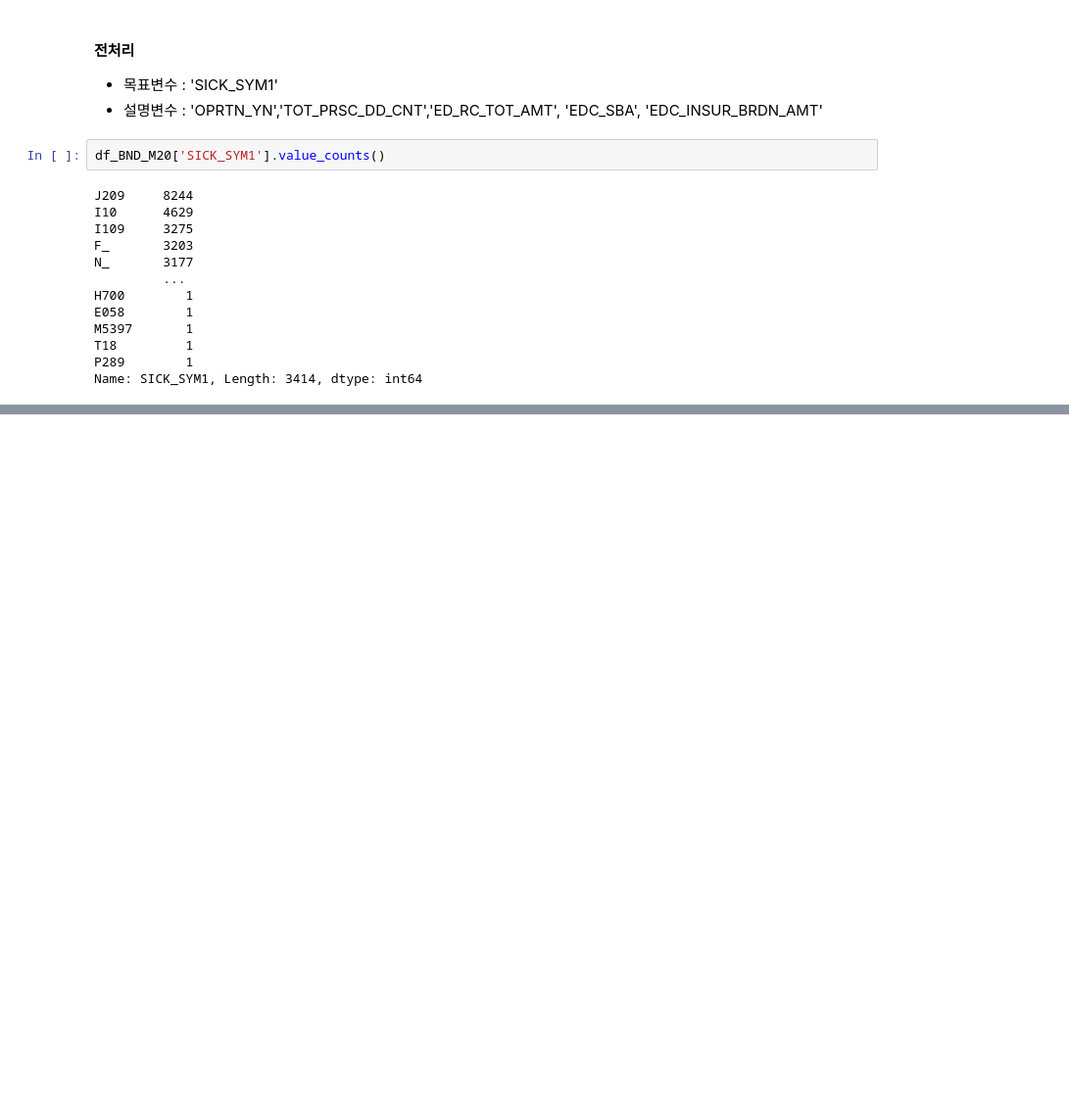
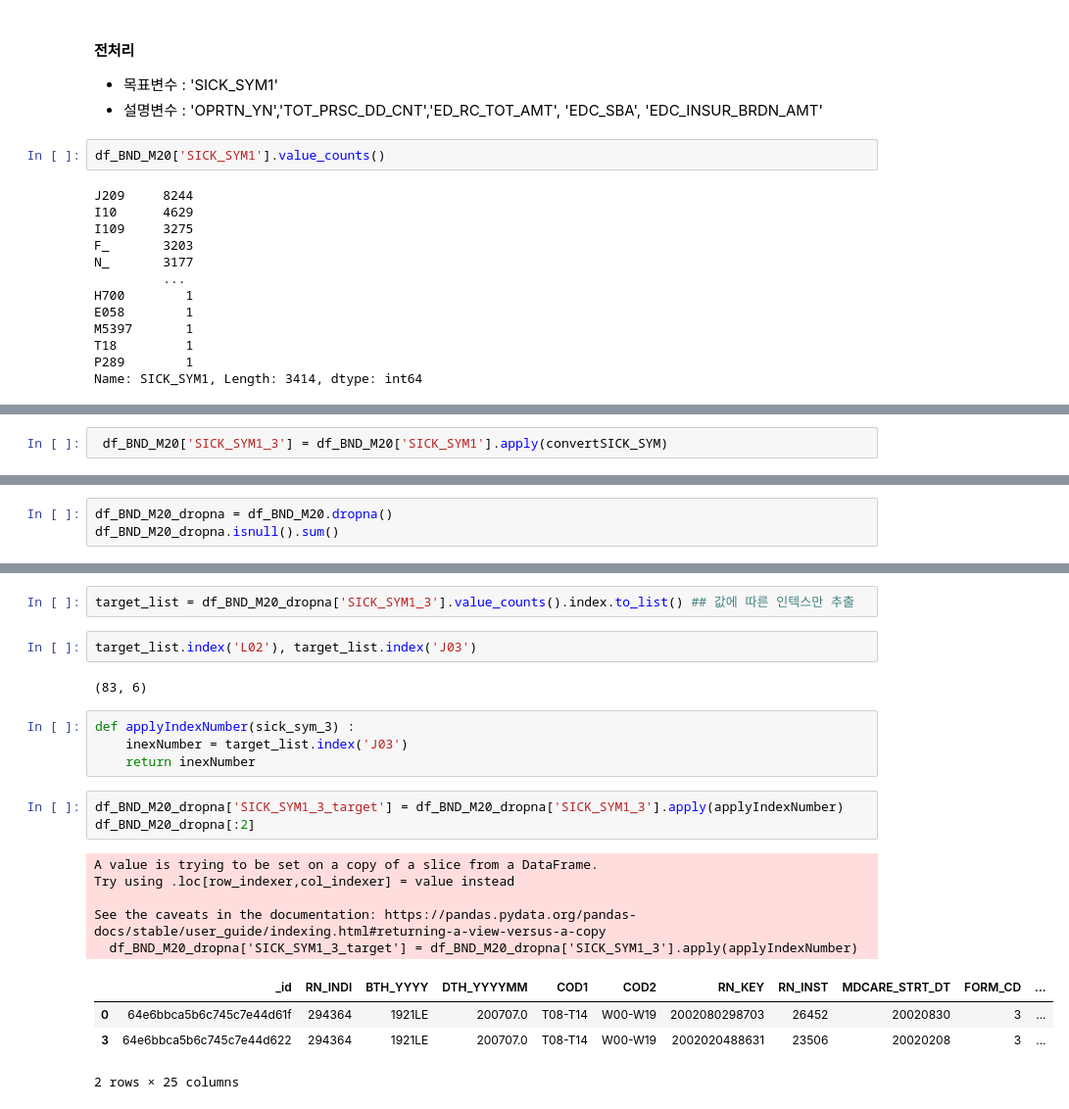
Before and after one commit to GabaeOh/study_AIs, a Jupyter notebook: codes/MLs/Classifications/NSC_BND_M20_DecisionTreeClassifier_preprocess.ipynb, the cells around one changed output, grey strips where cells are left out. Shown at 98% size. Drawn from its saved outputs; the diff is of its cells as text; blank space fills up the shorter version.

```diff
--- a/codes/MLs/Classifications/NSC_BND_M20_DecisionTreeClassifier_preprocess.ipynb
+++ b/codes/MLs/Classifications/NSC_BND_M20_DecisionTreeClassifier_preprocess.ipynb
@@ -123,0 +65,2 @@ accuracy_score(target_SICK, target_prdict) #실제값과 예측한 값을 비교
+# %%
+ df_BND_M20['SICK_SYM1_3'] = df_BND_M20['SICK_SYM1'].apply(convertSICK_SYM)
@@ -123,0 +82,3 @@ accuracy_score(target_SICK, target_prdict) #실제값과 예측한 값을 비교
+# %%
+df_BND_M20_dropna = df_BND_M20.dropna()
+df_BND_M20_dropna.isnull().sum()
@@ -123,0 +103,23 @@ accuracy_score(target_SICK, target_prdict) #실제값과 예측한 값을 비교
+# %%
+target_list = df_BND_M20_dropna['SICK_SYM1_3'].value_counts().index.to_list() ## 값에 따른 인텍스만 추출
+# %%
+target_list.index('L02'), target_list.index('J03')
+# %% [output]
+(83, 6)
+# %%
+def applyIndexNumber(sick_sym_3) :
+    inexNumber = target_list.index('J03')
+    return inexNumber
+# %%
+df_BND_M20_dropna['SICK_SYM1_3_target'] = df_BND_M20_dropna['SICK_SYM1_3'].apply(applyIndexNumber)
+df_BND_M20_dropna[:2]
+# %% [output]
+A value is trying to be set on a copy of a slice from a DataFrame.
+Try using .loc[row_indexer,col_indexer] = value instead
+
+See the caveats in the documentation: https://pandas.pydata.org/pandas-docs/stable/user_guide/indexing.html#returning-a-view-versus-a-copy
+  df_BND_M20_dropna['SICK_SYM1_3_target'] = df_BND_M20_dropna['SICK_SYM1_3'].apply(applyIndexNumber)
+|  | _id | RN_INDI | BTH_YYYY | DTH_YYYYMM | COD1 | COD2 | RN_KEY | RN_INST | MDCARE_STRT_DT | FORM_CD | ... |
+| 0 | 64e6bbca5b6c745c7e44d61f | 294364 | 1921LE | 200707.0 | T08-T14 | W00-W19 | 2002080298703 | 26452 | 20020830 | 3 | ... |
+| 3 | 64e6bbca5b6c745c7e44d622 | 294364 | 1921LE | 200707.0 | T08-T14 | W00-W19 | 2002020488631 | 23506 | 20020208 | 3 | ... |
+2 rows × 25 columns
```
Also changed, not shown: parts of 28 cells of this notebook, 1 other file.
